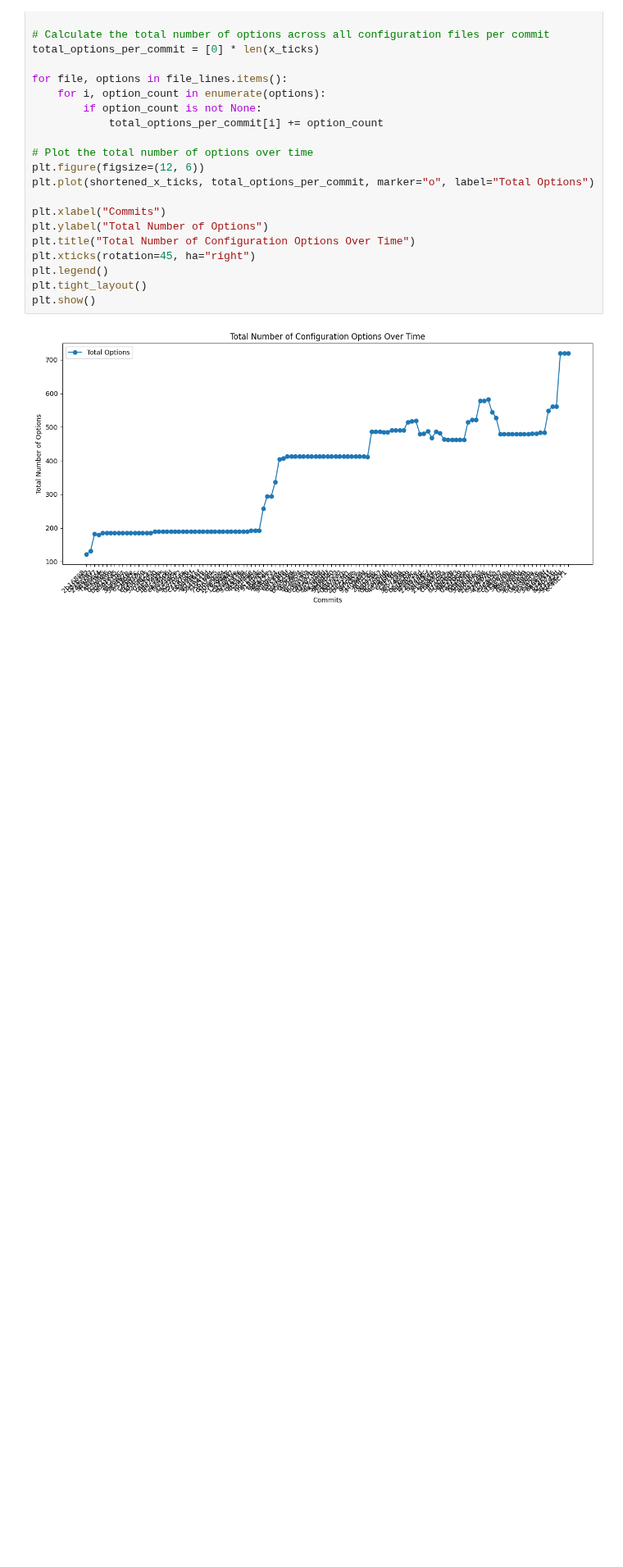
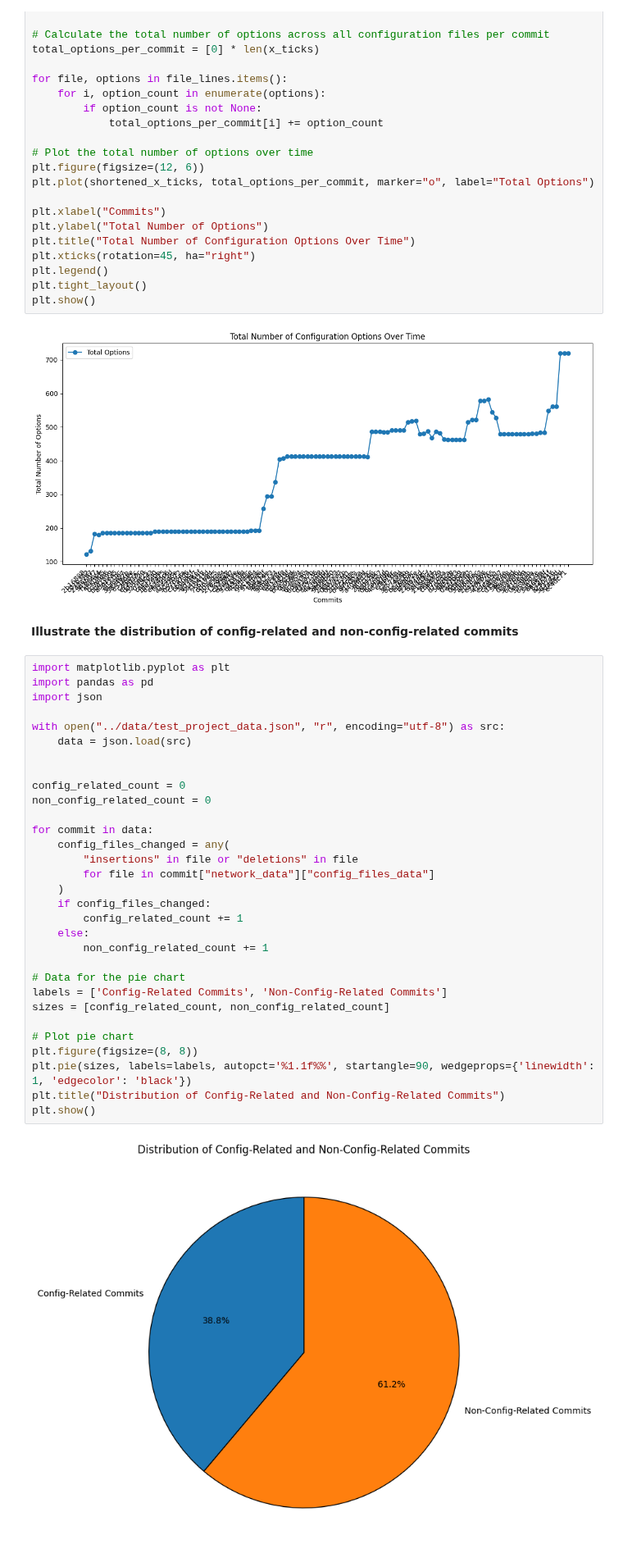
Before and after one commit to simisimon/config-space, a Jupyter notebook: src/analysis.ipynb, the cells around one changed output. Shown at 82% size. Saved outputs shown, nothing was run; the diff lists cells and outputs as text; blank space fills up the shorter version.

Commit message:
Show distribution of config-related and non-config-related commits

```diff
--- a/src/analysis.ipynb
+++ b/src/analysis.ipynb
@@ -284,3 +284,38 @@ plt.tight_layout()
 plt.show()
 # %% [output]
 [figure]
+# %% [markdown]
+**Illustrate the distribution of config-related and non-config-related commits**
+# %%
+import matplotlib.pyplot as plt
+import pandas as pd
+import json
+
+with open("../data/test_project_data.json", "r", encoding="utf-8") as src:
+    data = json.load(src)
+
+
+config_related_count = 0
+non_config_related_count = 0
+
+for commit in data:
+    config_files_changed = any(
+        "insertions" in file or "deletions" in file
+        for file in commit["network_data"]["config_files_data"]
+    )
+    if config_files_changed:
+        config_related_count += 1
+    else:
+        non_config_related_count += 1
+
+# Data for the pie chart
+labels = ['Config-Related Commits', 'Non-Config-Related Commits']
+sizes = [config_related_count, non_config_related_count]
+
+# Plot pie chart
+plt.figure(figsize=(8, 8))
+plt.pie(sizes, labels=labels, autopct='%1.1f%%', startangle=90, wedgeprops={'linewidth': 1, 'edgecolor': 'black'})
+plt.title("Distribution of Config-Related and Non-Config-Related Commits")
+plt.show()
+# %% [output]
+[figure, added]
```
